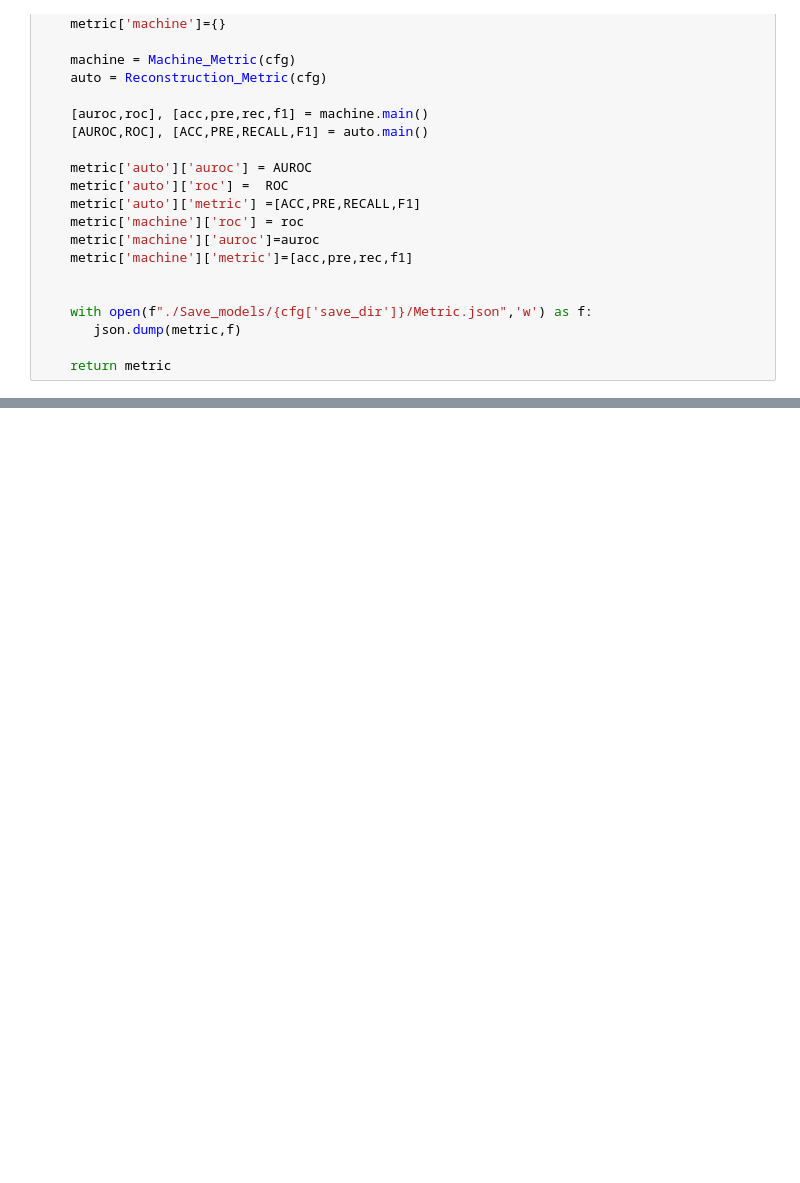
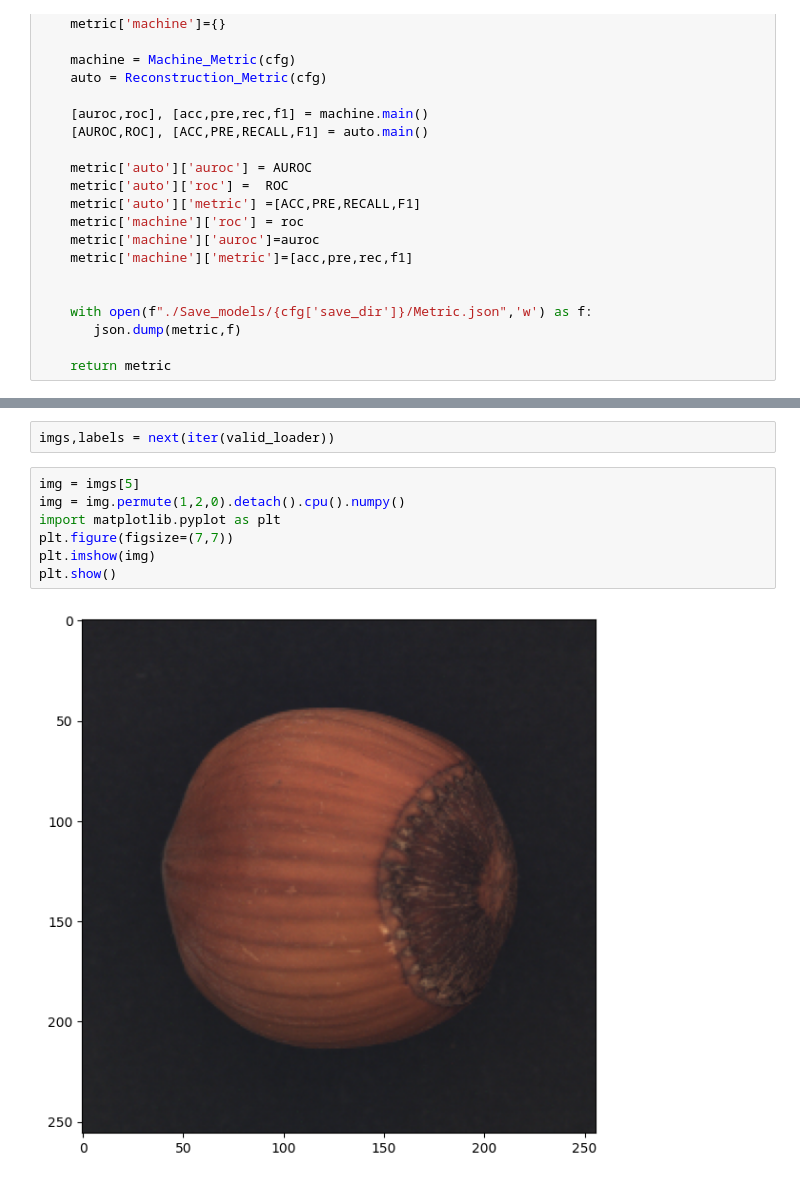
Before and after one commit to crimama/BA, a Jupyter notebook: 3.Anomaly Detection/baseline.ipynb, the cells around one changed output, grey strips where cells are left out. Saved outputs shown, nothing was run; the diff lists cells and outputs as text; blank space fills up the shorter version.

```diff
--- a/3.Anomaly Detection/baseline.ipynb
+++ b/3.Anomaly Detection/baseline.ipynb
@@ -169,3 +169,14 @@ print('Training Done')
 
 metric = Save_result(cfg)
 print('Metric Done')
+# %%
+imgs,labels = next(iter(valid_loader))
+# %%
+img = imgs[5]
+img = img.permute(1,2,0).detach().cpu().numpy()
+import matplotlib.pyplot as plt
+plt.figure(figsize=(7,7))
+plt.imshow(img)
+plt.show()
+# %% [output]
+[figure, added]
```
Also changed, not shown: parts of 1 cell of this notebook, 27 other files.
